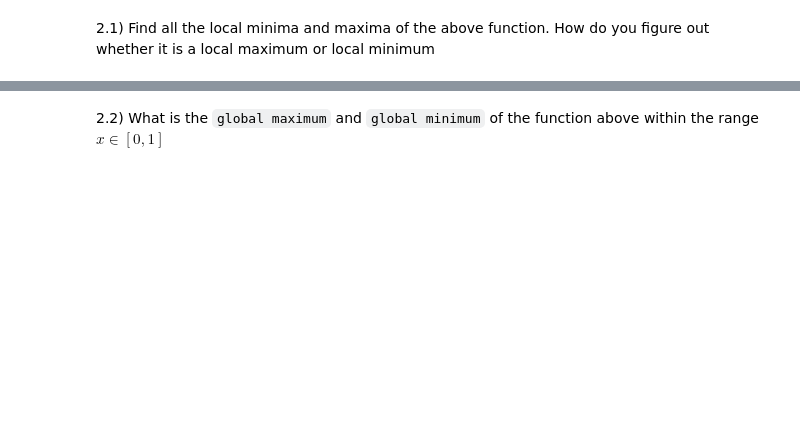
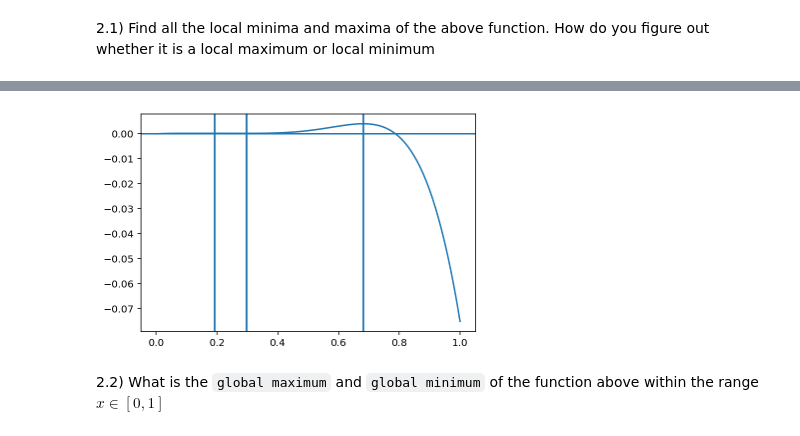
Before and after one commit to MUIC-Numerical-Methods-2018/Homework-1, a Jupyter notebook: Homework1.ipynb, the cells around one changed output, grey strips where cells are left out. Cells and saved outputs as stored; diff of their text form; code cells hidden in the pictures; blank space fills up the shorter version.

```diff
--- a/Homework1.ipynb
+++ b/Homework1.ipynb
@@ -14,0 +24,12 @@ Bound A: (-1,0), Bound B (0,1)
+# %%
+def bisection(f, l, r, error):
+    mid = (l+r)/2
+    err = (r-l)/2
+    while err > error:
+        mid = (l+r)/2
+        err = (r-l)/2
+        if f(l)*f(mid) < 0:
+            r = mid
+        else:
+            l = mid
+    return mid
@@ -29,2 +108,11 @@ def f(x):
+# %%
+xs = np.linspace(0,1,100)
+ys = f(xs)
+plt.plot(xs, ys)
+plt.axhline(0)
+for ans in anses:
+    plt.axvline(ans)
+# %% [output]
+[figure, added]
 # %% [markdown]
 2.2) What is the `global maximum` and `global minimum` of the function above within the range $x\in[0,1]$
```
Also changed, not shown: parts of 19 cells of this notebook.
